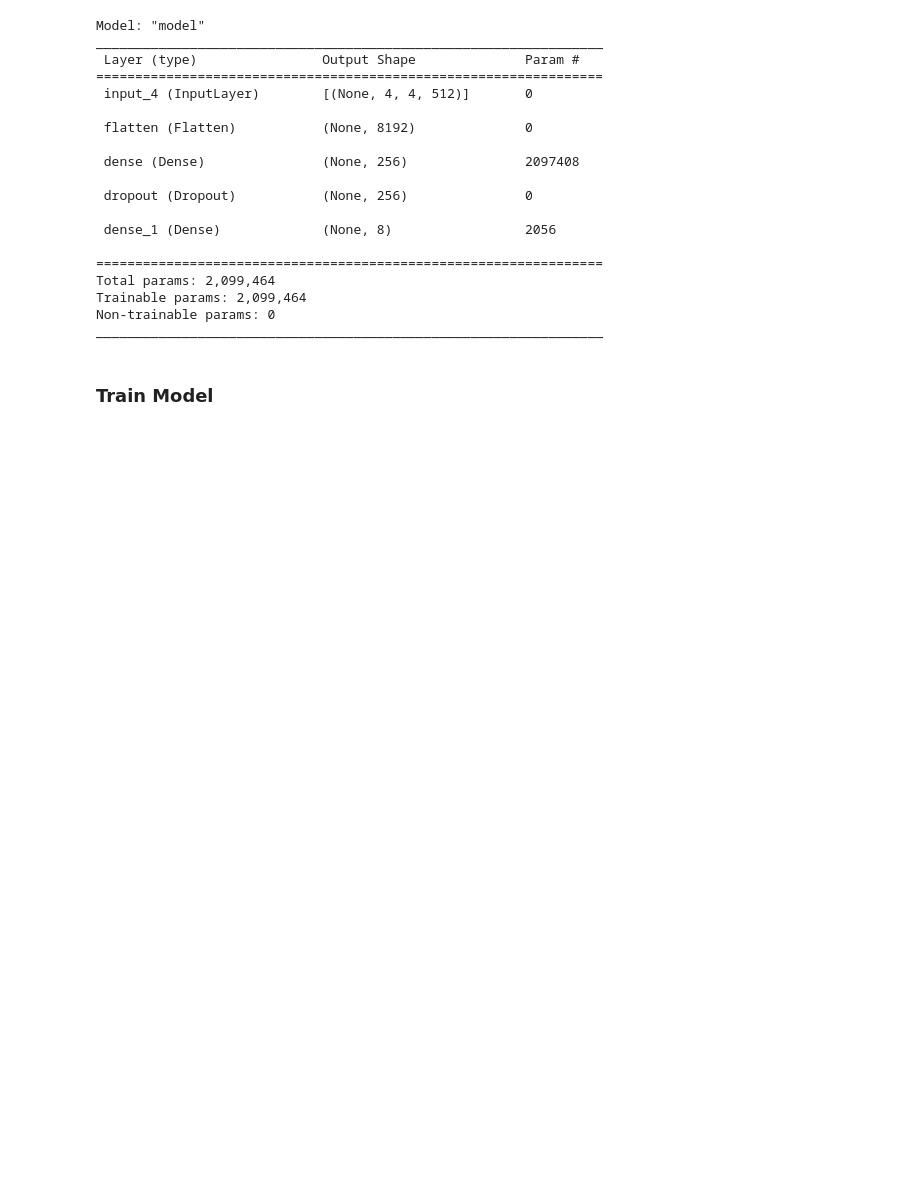
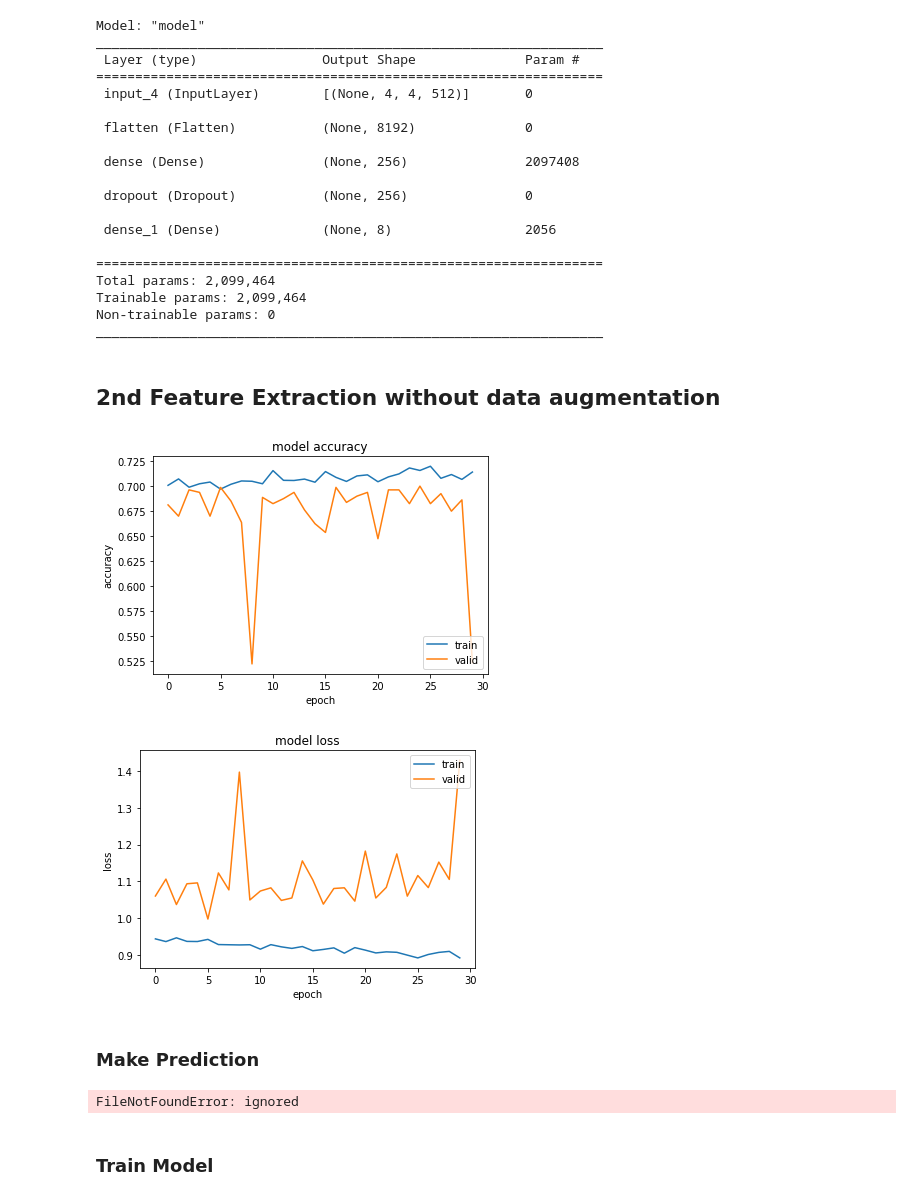
Before and after one commit to regiiis/dlv_group_project, a Jupyter notebook: dlv_1.ipynb, the cells around one changed output. Drawn from its saved outputs; the diff is of its cells as text; code cells hidden in the pictures; blank space fills up the shorter version.

```diff
--- a/dlv_1.ipynb
+++ b/dlv_1.ipynb
@@ -231,3 +204,5 @@ Total params: 2,099,464
 Trainable params: 2,099,464
 Non-trainable params: 0
 _________________________________________________________________
+# %% [markdown]
+## 2nd **Feature Extraction** without data augmentation
@@ -233,0 +268,53 @@ _________________________________________________________________
+# %%
+###2
+model.compile(loss="categorical_crossentropy",
+    optimizer="adam",
+    metrics=["accuracy"])
+
+
+logdir = os.path.join("logs_feature_extraction", datetime.datetime.now().strftime("%Y%m%d-%H%M%S"))
+
+
+callbacks = [
+    keras.callbacks.ModelCheckpoint(filepath="feature_extraction.h5", save_best_only=True, monitor="val_loss"),
+    tf.keras.callbacks.TensorBoard(logdir, histogram_freq=1)
+]
+
+history = model.fit(
+train_generator,
+epochs=30,
+validation_data=(val_generator),
+callbacks=callbacks
+)
+# %%
+plt.plot(history.history['accuracy'])
+plt.plot(history.history['val_accuracy'])
+plt.title('model accuracy')
+plt.ylabel('accuracy')
+plt.xlabel('epoch')
+plt.legend(['train', 'valid'], loc='lower right')
+plt.show()
+plt.plot(history.history['loss'])
+plt.plot(history.history['val_loss'])
+plt.title('model loss')
+plt.ylabel('loss')
+plt.xlabel('epoch')
+plt.legend(['train', 'valid'], loc='upper right')
+plt.show()
+# %% [output]
+[figure, added]
+[figure, added]
+# %% [markdown]
+### Make Prediction
+# %%
+predict_datagen = ImageDataGenerator( rescale = 1./255. )
+
+predict_generator =  predict_datagen.flow_from_directory(
+                    "../input/seg_pred/",
+                    batch_size=128,
+                    class_mode=None,
+                    shuffle=False,
+                    target_size=(image_width, image_height)
+)
+# %% [output]
+FileNotFoundError: ignored
```
Also changed, not shown: parts of 14 cells of this notebook.
